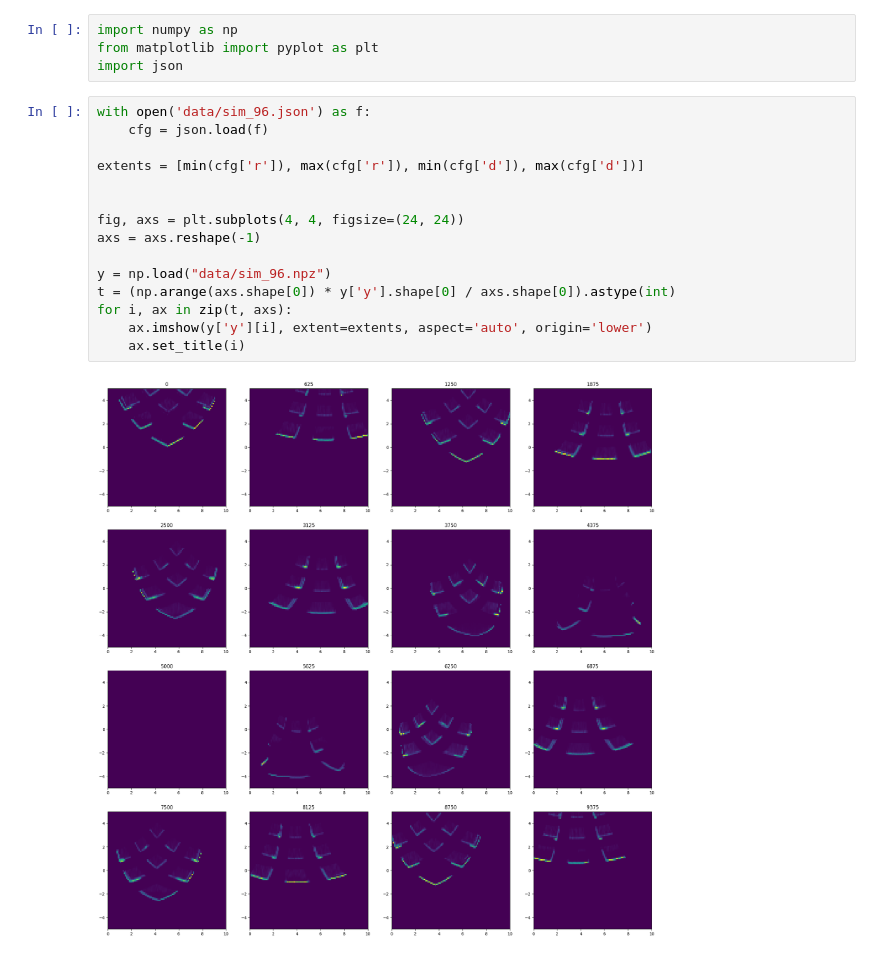
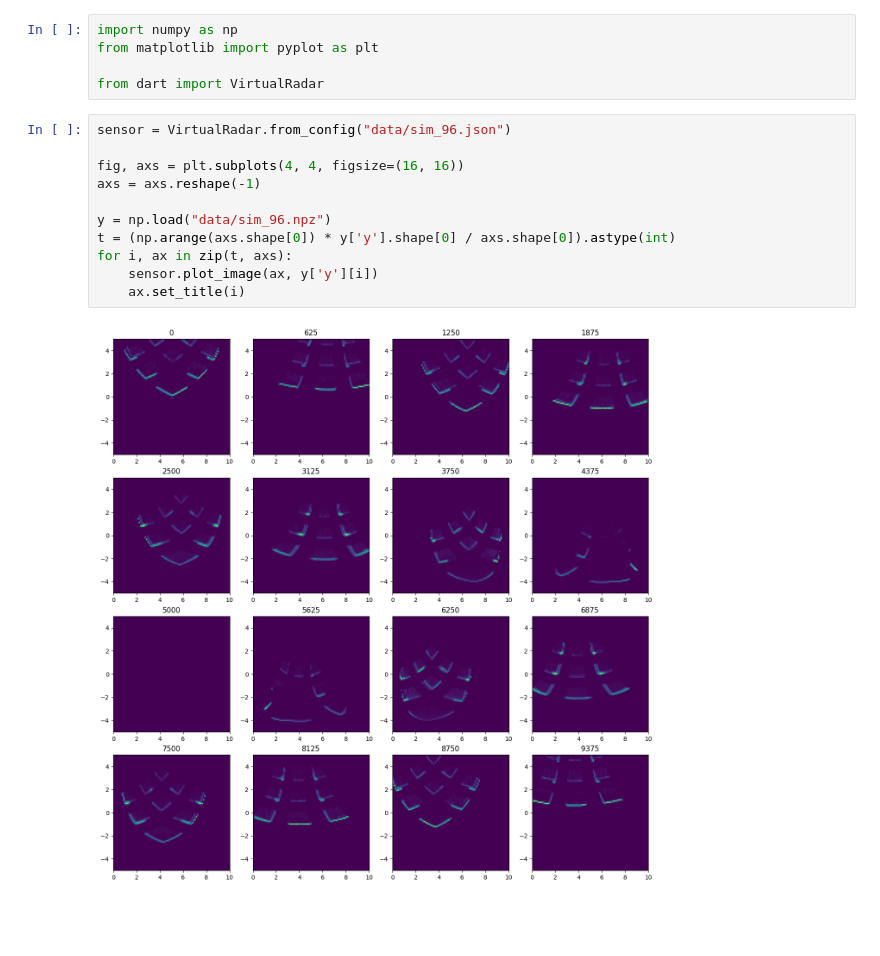
Before and after one commit to WiseLabCMU/dart, a Jupyter notebook: simulate.ipynb, the cells around one changed output. Cells and saved outputs as stored; diff of their text form; blank space fills up the shorter version.

```diff
--- a/simulate.ipynb
+++ b/simulate.ipynb
@@ -1,21 +1,18 @@
 # %%
 import numpy as np
 from matplotlib import pyplot as plt
-import json
+
+from dart import VirtualRadar
 # %%
-with open('data/sim_96.json') as f:
-    cfg = json.load(f)
+sensor = VirtualRadar.from_config("data/sim_96.json")
 
-extents = [min(cfg['r']), max(cfg['r']), min(cfg['d']), max(cfg['d'])]
-
-
-fig, axs = plt.subplots(4, 4, figsize=(24, 24))
+fig, axs = plt.subplots(4, 4, figsize=(16, 16))
 axs = axs.reshape(-1)
 
 y = np.load("data/sim_96.npz")
 t = (np.arange(axs.shape[0]) * y['y'].shape[0] / axs.shape[0]).astype(int)
 for i, ax in zip(t, axs):
-    ax.imshow(y['y'][i], extent=extents, aspect='auto', origin='lower')
+    sensor.plot_image(ax, y['y'][i])
     ax.set_title(i)
 # %% [output]
-[figure, old version]
+[figure, new version]
```
Also changed, not shown: 6 other files.
